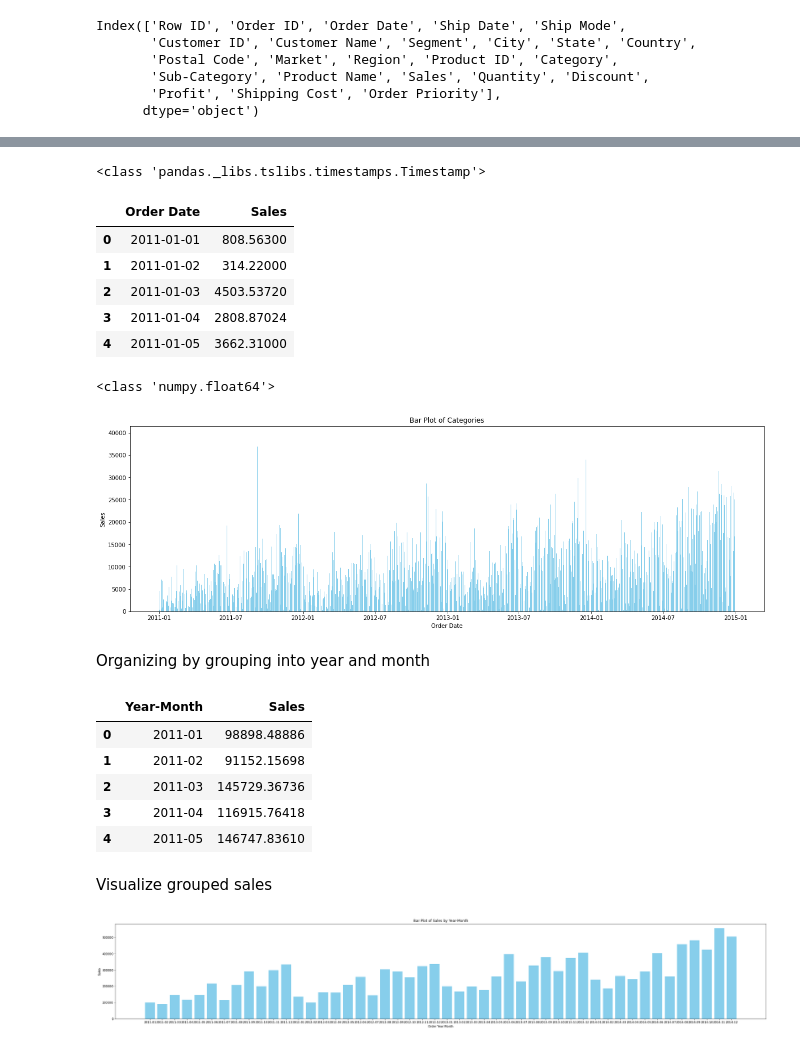
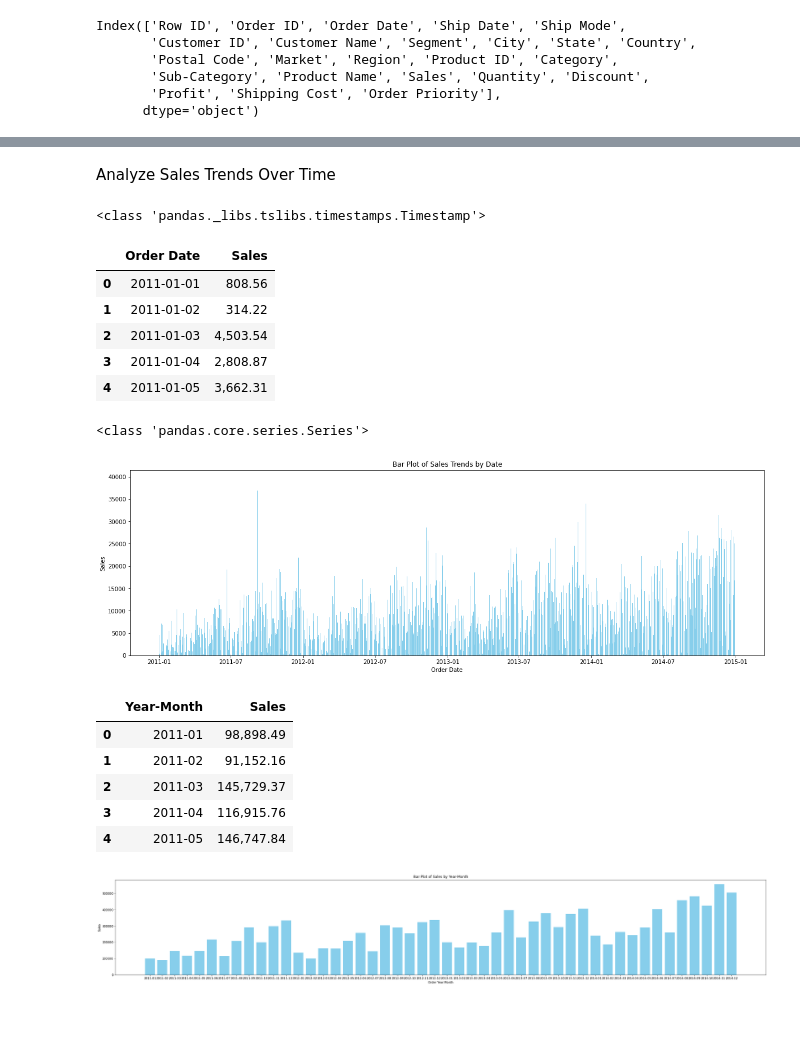
Before and after one commit to nehamunde1999/Afame-Technologies, a Jupyter notebook: sales.ipynb, the cells around one changed output, grey strips where cells are left out. Saved outputs shown, nothing was run; the diff lists cells and outputs as text; code cells hidden in the pictures; blank space fills up the shorter version.

Commit message:
Analyze Sales Trends

```diff
--- a/sales.ipynb
+++ b/sales.ipynb
@@ -33,0 +47,11 @@ Total sales : 12642501.909880001
+# %%
+#Total Sales by Year
+
+df['Year'] = df['Order Date'].dt.year
+sales_by_year = df.groupby('Year')['Sales'].sum().reset_index()
+
+# pandas display option to avoid scientific notation
+pd.options.display.float_format = '{:,.2f}'.format  # Change to 2 decimal places, using commas for thousands
+
+print("Total Sales by Year:")
+print(sales_by_year)
@@ -33,0 +65,15 @@ Total sales : 12642501.909880001
+# %%
+#Total sales by Year and Product
+
+# Extract the year
+df['Year'] = df['Order Date'].dt.year
+
+# Group by 'Year' and 'Product Name' to get total sales for each combination
+sales_by_year_and_product = df.groupby(['Year', 'Product Name'])['Sales'].sum().reset_index()
+
+# Sort by 'Year' and then 'Sales' for clarity
+sales_by_year_and_product = sales_by_year_and_product.sort_values(by=['Year', 'Sales'], ascending=[True, False])
+
+print("Total Sales by Year and Product:")
+print(sales_by_year_and_product)
+print(sales_by_year)
@@ -34,32 +101,34 @@ Total sales : 12642501.909880001
+# %% [markdown]
+Analyze Sales Trends Over Time
 # %%
 print(type(df['Order Date'][0]))
 # %% [output]
 <class 'pandas._libs.tslibs.timestamps.Timestamp'>
 # %%
+# Sales Trends Based on Date
+
 order_sales_sum = df.groupby('Order Date')['Sales'].sum().reset_index()
 order_sales_sum.head()
 # %% [output]
 |  | Order Date | Sales |
-| 0 | 2011-01-01 | 808.56300 |
-| 1 | 2011-01-02 | 314.22000 |
-| 2 | 2011-01-03 | 4503.53720 |
-| 3 | 2011-01-04 | 2808.87024 |
-| 4 | 2011-01-05 | 3662.31000 |
+| 0 | 2011-01-01 | 808.56 |
+| 1 | 2011-01-02 | 314.22 |
+| 2 | 2011-01-03 | 4,503.54 |
+| 3 | 2011-01-04 | 2,808.87 |
+| 4 | 2011-01-05 | 3,662.31 |
 # %%
 print(type(order_sales_sum["Sales"]))
 # %% [output]
-<class 'numpy.float64'>
+<class 'pandas.core.series.Series'>
 # %%
 sales_timeline_fig = plt
 
 sales_timeline_fig.figure(figsize=(20, 6))
 sales_timeline_fig.bar(order_sales_sum['Order Date'], order_sales_sum['Sales'], color='skyblue')  # 'color' sets the bar color
-sales_timeline_fig.title('Bar Plot of Categories')
+sales_timeline_fig.title('Bar Plot of Sales Trends by Date')
 sales_timeline_fig.xlabel('Order Date')
 sales_timeline_fig.ylabel('Sales')
 sales_timeline_fig.show()
 # %% [output]
-[figure, old version]
+[figure, new version]
-# %% [markdown]
-Organizing by grouping into year and month
 # %%
@@ -74,11 +145,9 @@ grouped_sales = grouped_sales.sort_values(by='Year-Month')
 grouped_sales.head()
 # %% [output]
 |  | Year-Month | Sales |
-| 0 | 2011-01 | 98898.48886 |
-| 1 | 2011-02 | 91152.15698 |
-| 2 | 2011-03 | 145729.36736 |
-| 3 | 2011-04 | 116915.76418 |
-| 4 | 2011-05 | 146747.83610 |
+| 0 | 2011-01 | 98,898.49 |
+| 1 | 2011-02 | 91,152.16 |
+| 2 | 2011-03 | 145,729.37 |
+| 3 | 2011-04 | 116,915.76 |
+| 4 | 2011-05 | 146,747.84 |
-# %% [markdown]
-Visualize grouped sales
 # %%
```
Also changed, not shown: parts of 10 cells of this notebook.
